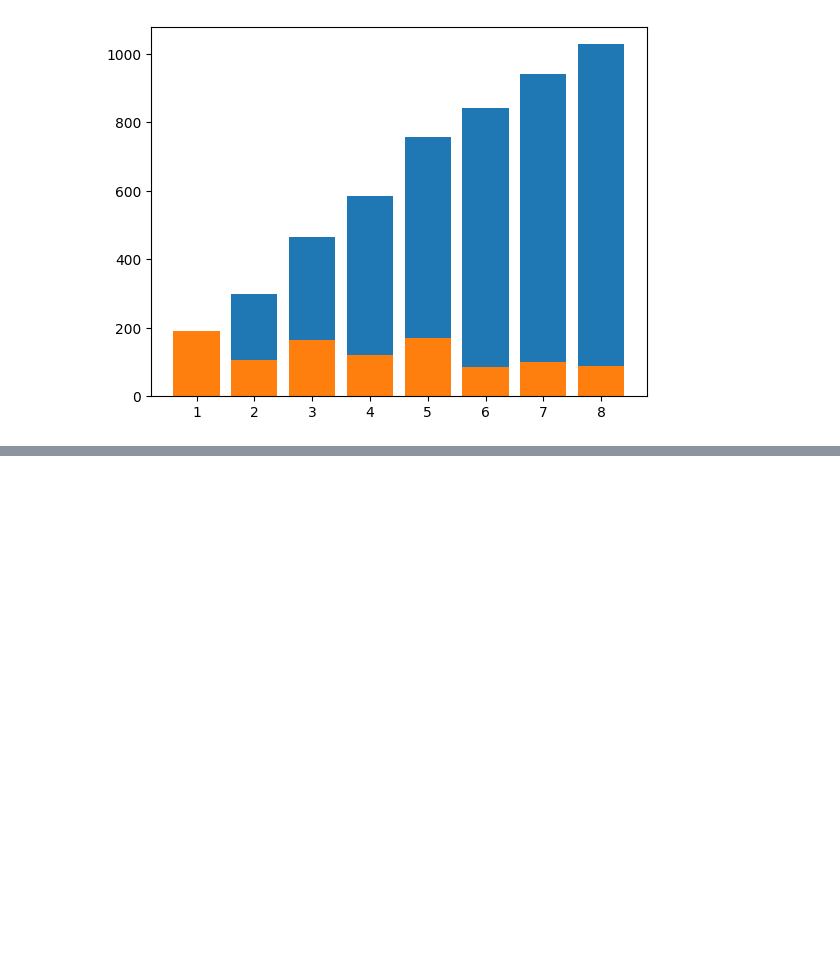
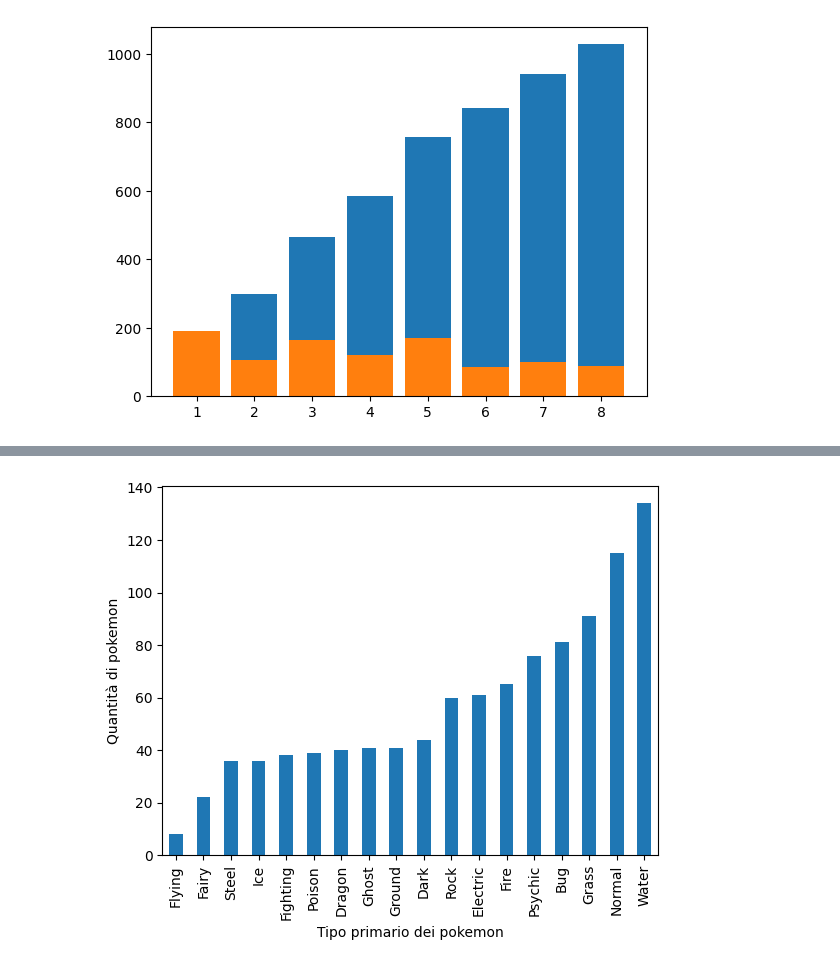
Before and after one commit to SavGRY/savini_its_data_analysis, a Jupyter notebook: relazione_python.ipynb, the cells around one changed output, grey strips where cells are left out. Saved outputs shown, nothing was run; the diff lists cells and outputs as text; code cells hidden in the pictures; blank space fills up the shorter version.

Commit message:
Added graph pokemon quantity for primary type

```diff
--- a/relazione_python.ipynb
+++ b/relazione_python.ipynb
@@ -136,0 +153,10 @@ plt.show()
+# %%
+pokemon_for_type = filtered_pokemon_data.groupby("type_1")["name"].count()
+pokemon_for_type_sorted = pokemon_for_type.sort_values(ascending=True).plot(kind="bar")
+
+plt.xlabel('Tipo primario dei pokemon')
+plt.ylabel('Quantità di pokemon')
+
+plt.show()
+# %% [output]
+[figure, added]
```
Also changed, not shown: parts of 1 cell of this notebook, 1 other file.
